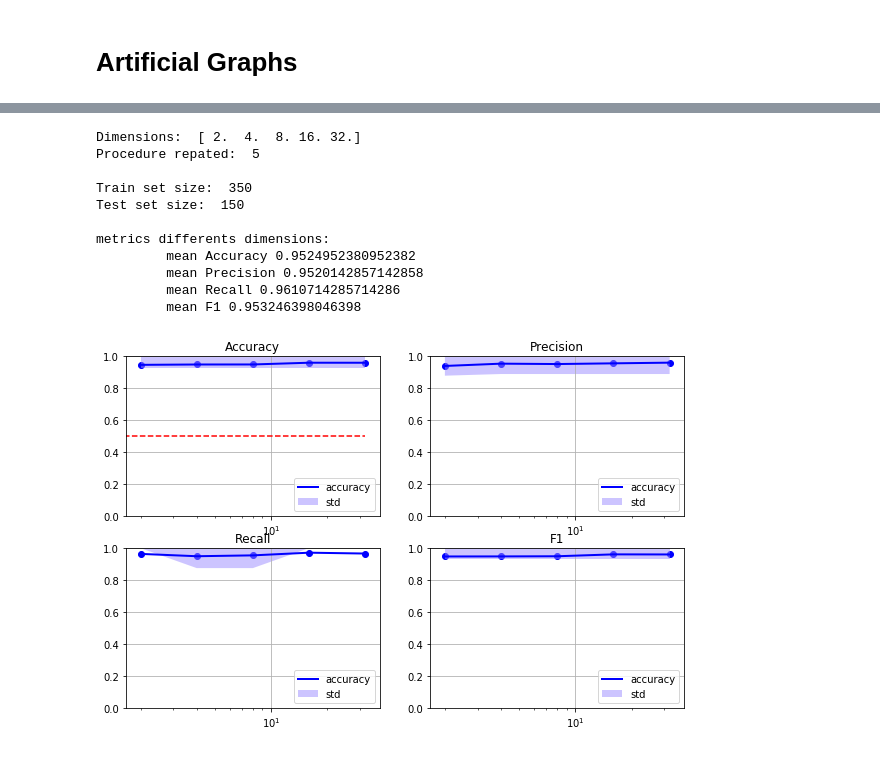
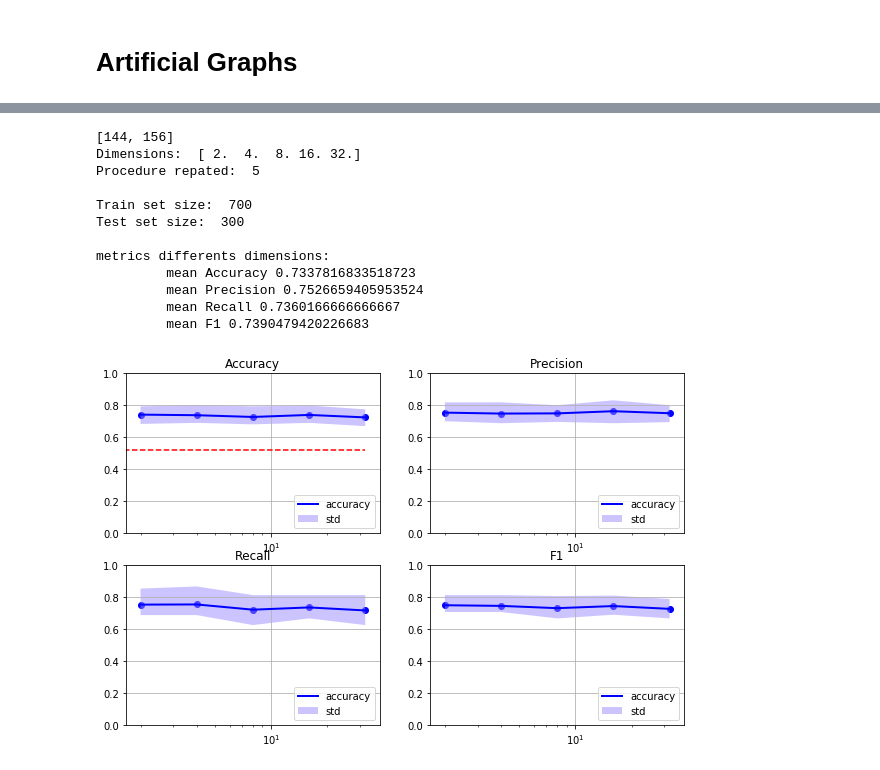
Before and after one commit to AntonioLonga/Master-thesis, a Jupyter notebook: Experiments/Usage_Embedder.ipynb, the cells around one changed output, grey strips where cells are left out. Drawn from its saved outputs; the diff is of its cells as text; code cells hidden in the pictures.

Commit message:
Update graph embedder

```diff
--- a/Experiments/Usage_Embedder.ipynb
+++ b/Experiments/Usage_Embedder.ipynb
@@ -45,7 +45,9 @@ accuracy = [[] for i in dim]
 precision = [[] for i in dim]
 recall = [[] for i in dim]
 f1 = [[] for i in dim]
-for k in range(0,5):
+
+n_repeat = 5
+for k in range(0,n_repeat):
     print("loop number: ", k+1)
     pos = 0
     for d in dim:
@@ -106,0 +111,17 @@ metrics differents dimensions:
+# %%
+# instanziate class Graph_Generator
+gen = Graph_Generator(n_graphs = 1000, degree = 4)
+
+g1,node_alph_1,edge_alph_1 = gen.generate(n_nodes = 25,
+                                          node_alph_start = 10,
+                                          edge_alph_start = 10)
+
+g2,node_alph_2,edge_alph_2 = gen.generate(n_nodes = 25,
+                                          node_alph_start = 10,
+                                          edge_alph_start = 10)
+
+
+graphs,labels = gen.generate_set(g1,g2,node_alph_1,edge_alph_1,
+                                 node_alph_2,edge_alph_2,
+                                 dept_g1=15,dept_g2=15,
+                                 plot = True)
@@ -167,15 +293,16 @@ loop number:  5
 # %%
-my_plot(accuracy,precision,recall,f1,dim,n_repeat,len(X_train),len(X_test))
+my_plot(accuracy,precision,recall,f1,dim,n_repeat,len(X_train),len(X_test),y_test)
 # %% [output]
+[144, 156]
 Dimensions:  [ 2.  4.  8. 16. 32.]
 Procedure repated:  5
 
-Train set size:  350
-Test set size:  150
+Train set size:  700
+Test set size:  300
 
 metrics differents dimensions:
-         mean Accuracy 0.9524952380952382
-         mean Precision 0.9520142857142858
-         mean Recall 0.9610714285714286
-         mean F1 0.953246398046398
+         mean Accuracy 0.7337816833518723
+         mean Precision 0.7526659405953524
+         mean Recall 0.7360166666666667
+         mean F1 0.7390479420226683
-[figure, old version]
+[figure, new version]
```
Also changed, not shown: parts of 9 cells of this notebook.
